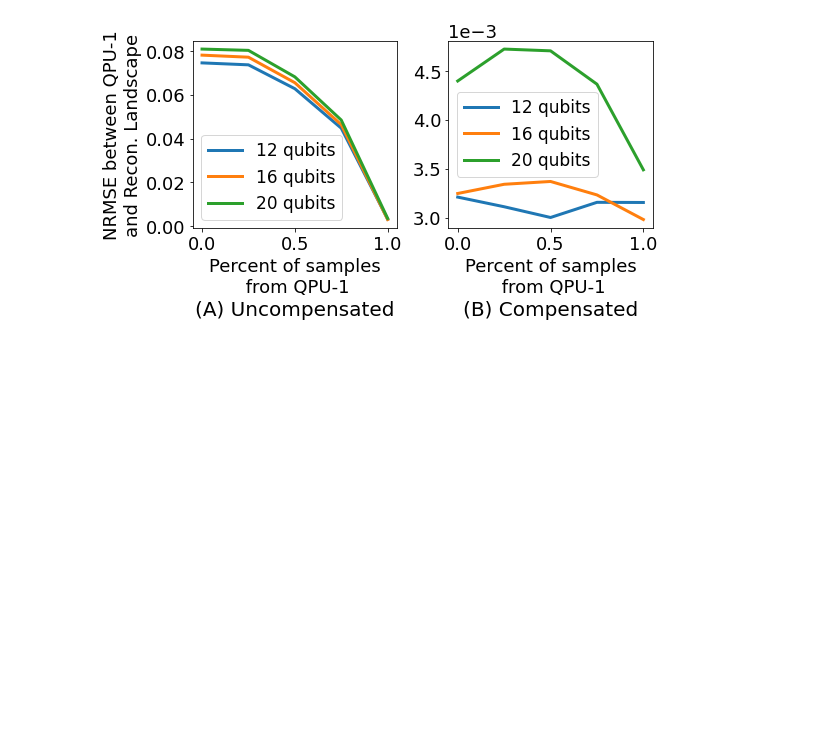
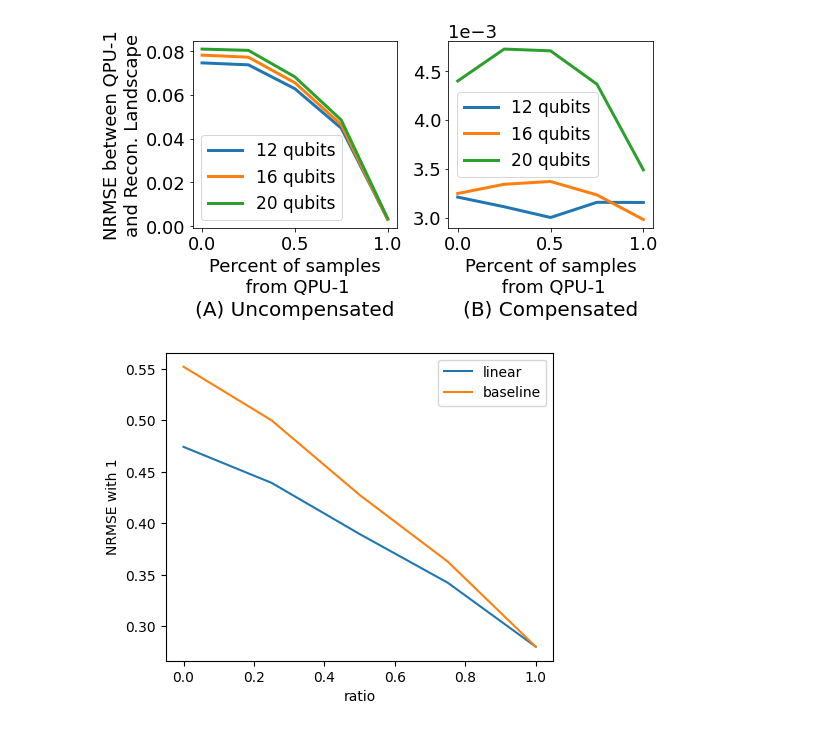
Before and after one commit to kunliu7/oscar, a Jupyter notebook: vis_figs_section5_distributed_oscar.ipynb, the cells around one changed output. Drawn from its saved outputs; the diff is of its cells as text; code cells hidden in the pictures; blank space fills up the shorter version.

Commit message:
feat: noise1=ibm, reconstruct ibm landscapes

```diff
--- a/vis_figs_section5_distributed_oscar.ipynb
+++ b/vis_figs_section5_distributed_oscar.ipynb
@@ -291,3 +293,28 @@ compare_recon_dist_with_normalize("baseline", "linear")
 # compare_recon_dist_with_normalize("geo", "linear")
 # %% [output]
 [figure]
+# %%
+def vis_ibm_ncm():
+    def get_data(method):
+        if method == 'linear':
+            path = "figs/recon_distributed_landscape/2023-02-17_01:55:49/dist_LS_errors-ns=[6]-p=1-r=[0.0, 0.25, 0.5, 0.75, 1.0]-n1=ibm-n2=ibm-norm=linear-nf=0.100-error=NRMSE.npz"
+        elif method == 'baseline':
+            path = "figs/recon_distributed_landscape/2023-02-17_02:04:42/dist_LS_errors-ns=[6]-p=1-r=[0.0, 0.25, 0.5, 0.75, 1.0]-n1=ibm-n2=ibm-norm=None-nf=0.100-error=NRMSE.npz"
+
+        return np.load(path, allow_pickle=True)
+
+    linear = get_data('linear')
+    baseline = get_data('baseline')
+    fig = plt.figure(figsize=(5, 4))
+    errors1_linear = linear['errors1'].flatten()
+    errors1_baseline = baseline['errors1'].flatten()
+    ratios = linear['ratios']
+    plt.plot(ratios, errors1_linear, label='linear')
+    plt.plot(ratios, errors1_baseline, label='baseline')
+    plt.ylabel("NRMSE with 1")
+    plt.xlabel("ratio")
+    plt.legend()
+
+vis_ibm_ncm()
+# %% [output]
+[figure, added]
```
Also changed, not shown: parts of 1 cell of this notebook, 1 other file.
